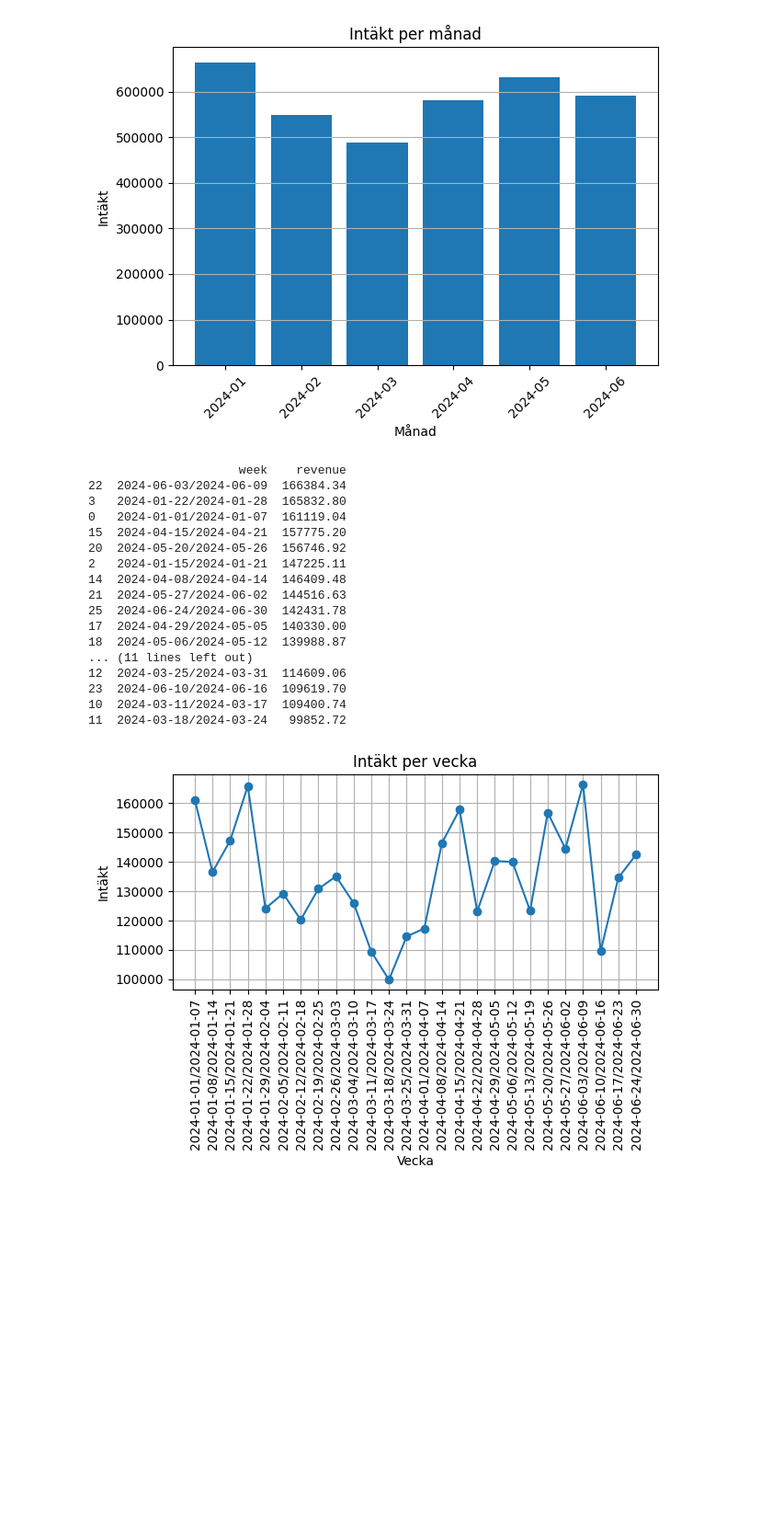
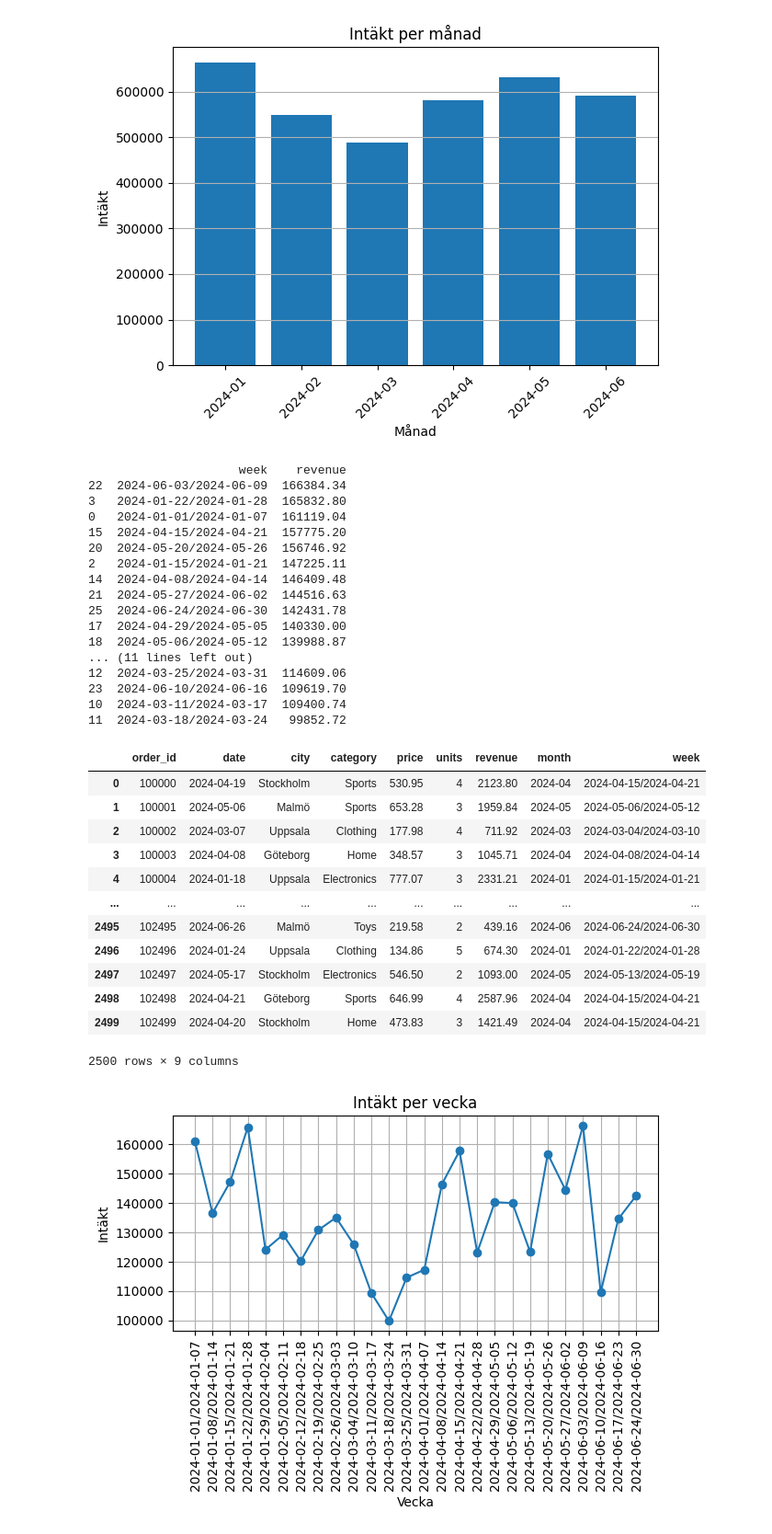
Before and after one commit to KevinCJohansson/E-handel-snabbrapport, a Jupyter notebook: notebooks/report.ipynb, the cells around one changed output. Shown at 92% size. Cells and saved outputs as stored; diff of their text form; code cells hidden in the pictures; blank space fills up the shorter version.

```diff
--- a/notebooks/report.ipynb
+++ b/notebooks/report.ipynb
@@ -39,29 +53,43 @@ plt.show()
 # %%
 df["week"] = df["date"].dt.to_period("W")
 revenue_week = df.groupby("week")["revenue"].sum()
 
-# Det är störande att veckorna sorteras inte från högsta till lägsta, så vi testar:
+# Det är störande att veckorna sorteras inte från högsta till lägsta omsättning, så jag testar:
 sorted_weeks = sumclass.sort_values(by="revenue", ascending= False)
 
 print(sorted_weeks)
+display(df)
 # %% [output]
                      week    revenue
 22  2024-06-03/2024-06-09  166384.34
 3   2024-01-22/2024-01-28  165832.80
 0   2024-01-01/2024-01-07  161119.04
 15  2024-04-15/2024-04-21  157775.20
 20  2024-05-20/2024-05-26  156746.92
 2   2024-01-15/2024-01-21  147225.11
 14  2024-04-08/2024-04-14  146409.48
 21  2024-05-27/2024-06-02  144516.63
 25  2024-06-24/2024-06-30  142431.78
 17  2024-04-29/2024-05-05  140330.00
 18  2024-05-06/2024-05-12  139988.87
 ... (11 lines left out)
 12  2024-03-25/2024-03-31  114609.06
 23  2024-06-10/2024-06-16  109619.70
 10  2024-03-11/2024-03-17  109400.74
 11  2024-03-18/2024-03-24   99852.72
+|  | order_id | date | city | category | price | units | revenue | month | week |
+| 0 | 100000 | 2024-04-19 | Stockholm | Sports | 530.95 | 4 | 2123.80 | 2024-04 | 2024-04-15/2024-04-21 |
+| 1 | 100001 | 2024-05-06 | Malmö | Sports | 653.28 | 3 | 1959.84 | 2024-05 | 2024-05-06/2024-05-12 |
+| 2 | 100002 | 2024-03-07 | Uppsala | Clothing | 177.98 | 4 | 711.92 | 2024-03 | 2024-03-04/2024-03-10 |
+| 3 | 100003 | 2024-04-08 | Göteborg | Home | 348.57 | 3 | 1045.71 | 2024-04 | 2024-04-08/2024-04-14 |
+| 4 | 100004 | 2024-01-18 | Uppsala | Electronics | 777.07 | 3 | 2331.21 | 2024-01 | 2024-01-15/2024-01-21 |
+| ... | ... | ... | ... | ... | ... | ... | ... | ... | ... |
+| 2495 | 102495 | 2024-06-26 | Malmö | Toys | 219.58 | 2 | 439.16 | 2024-06 | 2024-06-24/2024-06-30 |
+| 2496 | 102496 | 2024-01-24 | Uppsala | Clothing | 134.86 | 5 | 674.30 | 2024-01 | 2024-01-22/2024-01-28 |
+| 2497 | 102497 | 2024-05-17 | Stockholm | Electronics | 546.50 | 2 | 1093.00 | 2024-05 | 2024-05-13/2024-05-19 |
+| 2498 | 102498 | 2024-04-21 | Göteborg | Sports | 646.99 | 4 | 2587.96 | 2024-04 | 2024-04-15/2024-04-21 |
+| 2499 | 102499 | 2024-04-20 | Stockholm | Home | 473.83 | 3 | 1421.49 | 2024-04 | 2024-04-15/2024-04-21 |
+2500 rows × 9 columns
 # %%
 df["week"] = df["date"].dt.to_period("W")
 sumclass = df.groupby("week")["revenue"].sum().reset_index()
```
Also changed, not shown: parts of 2 cells of this notebook.
